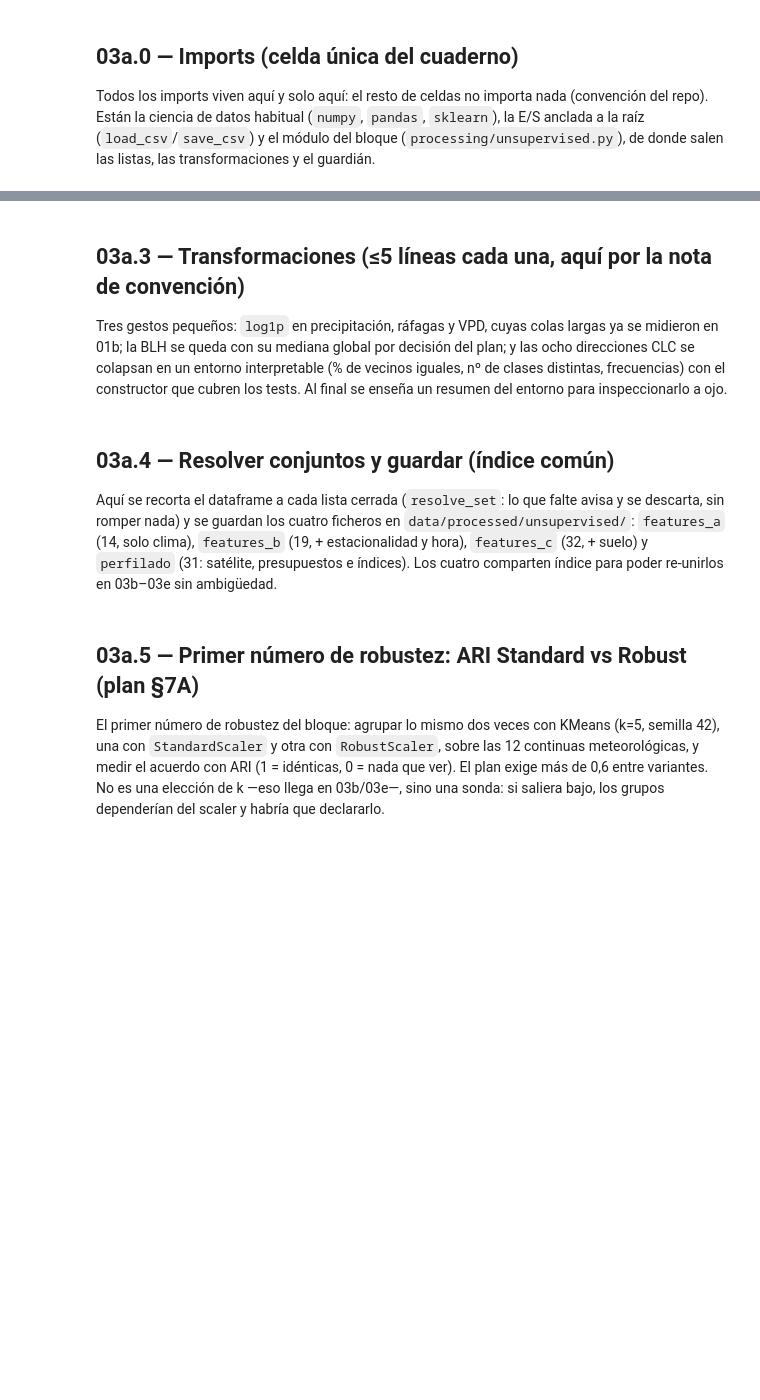
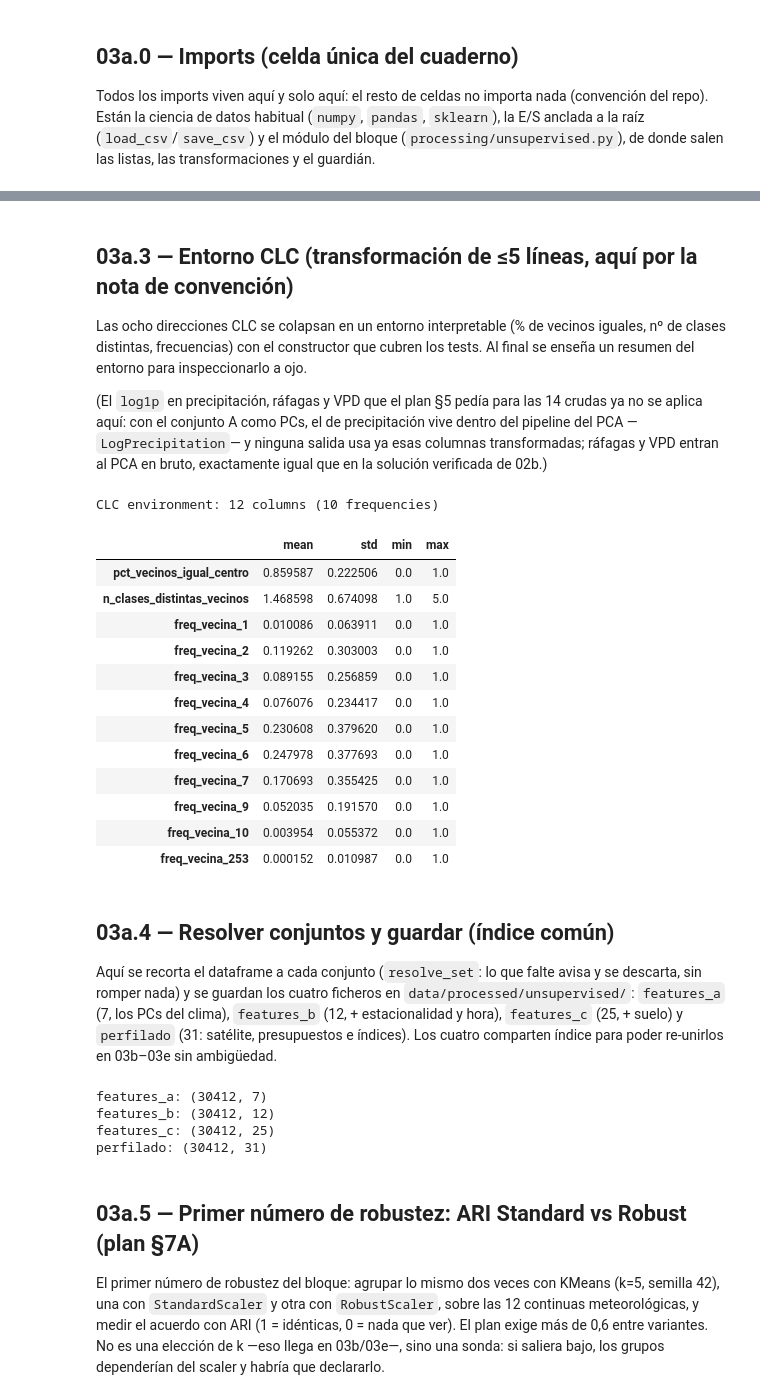
Before and after one commit to JorgeCMA/wildfires-project, a Jupyter notebook: notebooks/03a_preparacion_no_supervisado.ipynb, the cells around one changed output, grey strips where cells are left out. Drawn from its saved outputs; the diff is of its cells as text; code cells hidden in the pictures; blank space fills up the shorter version.

```diff
--- a/notebooks/03a_preparacion_no_supervisado.ipynb
+++ b/notebooks/03a_preparacion_no_supervisado.ipynb
@@ -46,28 +61,55 @@ print("Guardián OK: sin columnas de satélite en las entradas.")
 # %% [markdown]
-## 03a.3 — Transformaciones (≤5 líneas cada una, aquí por la nota de convención)
+## 03a.3 — Entorno CLC (transformación de ≤5 líneas, aquí por la nota de convención)
 
-Tres gestos pequeños: `log1p` en precipitación, ráfagas y VPD, cuyas colas largas ya se midieron en 01b; la BLH se queda con su mediana global por decisión del plan; y las ocho direcciones CLC se colapsan en un entorno interpretable (% de vecinos iguales, nº de clases distintas, frecuencias) con el constructor que cubren los tests. Al final se enseña un resumen del entorno para inspeccionarlo a ojo.
+Las ocho direcciones CLC se colapsan en un entorno interpretable (% de vecinos iguales, nº de clases distintas, frecuencias) con el constructor que cubren los tests. Al final se enseña un resumen del entorno para inspeccionarlo a ojo.
+
+(El `log1p` en precipitación, ráfagas y VPD que el plan §5 pedía para las 14 crudas ya no se aplica aquí: con el conjunto A como PCs, el de precipitación vive dentro del pipeline del PCA —`LogPrecipitation`— y ninguna salida usa ya esas columnas transformadas; ráfagas y VPD entran al PCA en bruto, exactamente igual que en la solución verificada de 02b.)
 # %%
-df = apply_log_transforms(df)
 env = build_clc_environment(df)
 df = pd.concat([df, env], axis=1)
 env_cols = clc_environment_columns(env)
 print(f"CLC environment: {len(env_cols)} columns ({len([c for c in env_cols if c.startswith('freq_vecina_')])} frequencies)")
 display(env.describe().T[["mean", "std", "min", "max"]])
+# %% [output]
+CLC environment: 12 columns (10 frequencies)
+|  | mean | std | min | max |
+| pct_vecinos_igual_centro | 0.859587 | 0.222506 | 0.0 | 1.0 |
+| n_clases_distintas_vecinos | 1.468598 | 0.674098 | 1.0 | 5.0 |
+| freq_vecina_1 | 0.010086 | 0.063911 | 0.0 | 1.0 |
+| freq_vecina_2 | 0.119262 | 0.303003 | 0.0 | 1.0 |
+| freq_vecina_3 | 0.089155 | 0.256859 | 0.0 | 1.0 |
+| freq_vecina_4 | 0.076076 | 0.234417 | 0.0 | 1.0 |
+| freq_vecina_5 | 0.230608 | 0.379620 | 0.0 | 1.0 |
+| freq_vecina_6 | 0.247978 | 0.377693 | 0.0 | 1.0 |
+| freq_vecina_7 | 0.170693 | 0.355425 | 0.0 | 1.0 |
+| freq_vecina_9 | 0.052035 | 0.191570 | 0.0 | 1.0 |
+| freq_vecina_10 | 0.003954 | 0.055372 | 0.0 | 1.0 |
+| freq_vecina_253 | 0.000152 | 0.010987 | 0.0 | 1.0 |
 # %% [markdown]
 ## 03a.4 — Resolver conjuntos y guardar (índice común)
 
-Aquí se recorta el dataframe a cada lista cerrada (`resolve_set`: lo que falte avisa y se descarta, sin romper nada) y se guardan los cuatro ficheros en `data/processed/unsupervised/`: `features_a` (14, solo clima), `features_b` (19, + estacionalidad y hora), `features_c` (32, + suelo) y `perfilado` (31: satélite, presupuestos e índices). Los cuatro comparten índice para poder re-unirlos en 03b–03e sin ambigüedad.
+Aquí se recorta el dataframe a cada conjunto (`resolve_set`: lo que falte avisa y se descarta, sin romper nada) y se guardan los cuatro ficheros en `data/processed/unsupervised/`: `features_a` (7, los PCs del clima), `features_b` (12, + estacionalidad y hora), `features_c` (25, + suelo) y `perfilado` (31: satélite, presupuestos e índices). Los cuatro comparten índice para poder re-unirlos en 03b–03e sin ambigüedad.
 # %%
 sets = {
-    "features_a": resolve_set(df, ENTRADA_A, "A"),
-    "features_b": resolve_set(df, ENTRADA_B, "B"),
-    "features_c": resolve_set(df, [*ENTRADA_C_FIXED, *env_cols], "C"),
+    "features_a": pc_scores,
+    "features_b": pd.concat(
+        [pc_scores, resolve_set(df, [*SEASON_SINCOS, TIME_COL], "B-extra")], axis=1
+    ),
+    "features_c": pd.concat(
+        [pc_scores,
+         resolve_set(df, [*SEASON_SINCOS, TIME_COL, "clc_class", *env_cols], "C-extra")],
+        axis=1,
+    ),
     "perfilado": resolve_set(df, PERFILADO, "PERFILADO"),
 }
 for _name, _frame in sets.items():
     save_csv(_frame, f"data/processed/unsupervised/{_name}.csv")
     print(f"{_name}: {_frame.shape}")
+# %% [output]
+features_a: (30412, 7)
+features_b: (30412, 12)
+features_c: (30412, 25)
+perfilado: (30412, 31)
 # %% [markdown]
 ## 03a.5 — Primer número de robustez: ARI Standard vs Robust (plan §7A)
 
```
Also changed, not shown: parts of 7 cells of this notebook, 33 other files.
